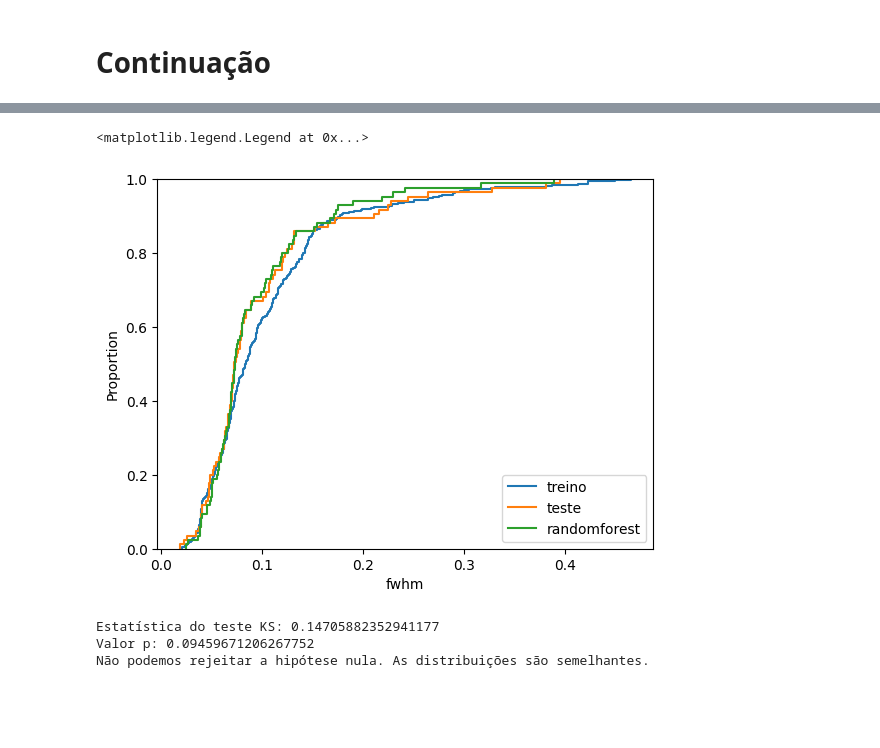
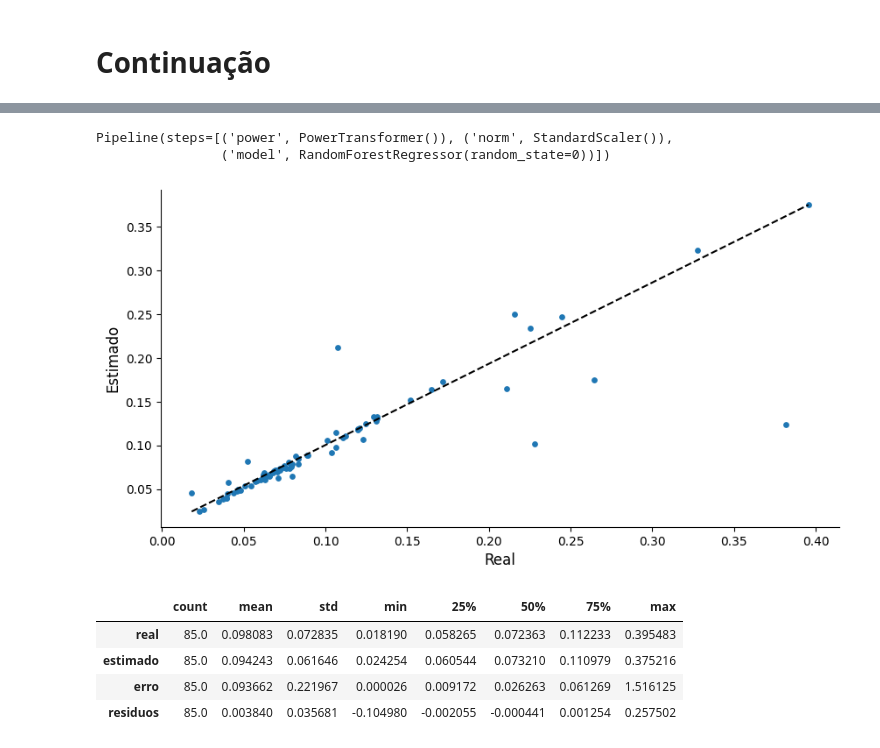
Before and after one commit to Alexandre-Esposte/Machine-learning-aplicado-f-sica, a Jupyter notebook: projeto_final/modelagem.ipynb, the cells around one changed output, grey strips where cells are left out. Saved outputs shown, nothing was run; the diff lists cells and outputs as text; code cells hidden in the pictures; blank space fills up the shorter version.

```diff
--- a/projeto_final/modelagem.ipynb
+++ b/projeto_final/modelagem.ipynb
@@ -4,6 +4,7 @@ import numpy as np
 import matplotlib.pyplot as plt
 import seaborn as sns
 import sys
+import matplotlib as mlp
 
 from sklearn.pipeline import Pipeline
 from sklearn.model_selection import train_test_split, KFold
@@ -31,6 +32,8 @@ from modelCrafter import ModelCrafter
 from funcs import separa_pontos_manual
 
 pd.set_option('display.max_columns', None)
+
+mlp.rcParams['figure.figsize'] = [10,5]
 # %% [markdown]
 # **Carregando o dataset**
 # %%
@@ -186,33 +187,25 @@ modelcrafter.Validacao(X_train,X_test,y_train,y_test,pipe=model_pipeline).sort_v
-# %%
-sns.ecdfplot(x=y_train,label='treino')
-sns.ecdfplot(x=y_test, label='teste')
-sns.ecdfplot(x=model_pipeline.predict(X_test),label='randomforest')
-plt.legend()
-# %% [output]
-<matplotlib.legend.Legend at 0x...>
-[figure, removed]
-# %%
-from scipy.stats import ks_2samp
-import numpy as np
-
-# Gere duas distribuições de exemplo (substitua isso pelos seus dados reais)
-distribuicao1 = y_train
-distribuicao2 = y_test
-
-# Realize o teste KS
-statistic, p_value = ks_2samp(distribuicao1, distribuicao2)
-
-# Imprima os resultados
-print(f'Estatística do teste KS: {statistic}')
-print(f'Valor p: {p_value}')
-
-# Avalie a hipótese nula
-alpha = 0.05
-if p_value < alpha:
-    print('Rejeitamos a hipótese nula. As distribuições são diferentes.')
-else:
-    print('Não podemos rejeitar a hipótese nula. As distribuições são semelhantes.')
-# %% [output]
-Estatística do teste KS: 0.14705882352941177
-Valor p: 0.09459671206267752
-Não podemos rejeitar a hipótese nula. As distribuições são semelhantes.
+# %%
+model = Pipeline([('power',PowerTransformer()),
+                  ('norm',StandardScaler()),
+                  ('model',RandomForestRegressor(random_state = 0))
+                ])
+
+model.fit(X_train,y_train)
+# %% [output]
+Pipeline(steps=[('power', PowerTransformer()), ('norm', StandardScaler()),
+                ('model', RandomForestRegressor(random_state=0))])
+# %%
+pred = model.predict(X_test)
+# %%
+fig,ax = plt.subplots()
+
+ax.plot([y_test.min(),y_test.max()],[pred.min(),pred.max()],'--',color='black',linewidth=1.5)
+ax.scatter(x = y_test ,y = pred,s = 15)
+ax.set_ylabel('Estimado',size=12)
+ax.set_xlabel('Real',size=12)
+
+ax.spines['top'].set_visible(False)
+ax.spines['right'].set_visible(False)
+plt.show()
+# %% [output]
+[figure, added]
@@ -218,0 +217,8 @@ Não podemos rejeitar a hipótese nula. As distribuições são semelhantes.
+# %%
+resultados.describe().T
+# %% [output]
+|  | count | mean | std | min | 25% | 50% | 75% | max |
+| real | 85.0 | 0.098083 | 0.072835 | 0.018190 | 0.058265 | 0.072363 | 0.112233 | 0.395483 |
+| estimado | 85.0 | 0.094243 | 0.061646 | 0.024254 | 0.060544 | 0.073210 | 0.110979 | 0.375216 |
+| erro | 85.0 | 0.093662 | 0.221967 | 0.000026 | 0.009172 | 0.026263 | 0.061269 | 1.516125 |
+| residuos | 85.0 | 0.003840 | 0.035681 | -0.104980 | -0.002055 | -0.000441 | 0.001254 | 0.257502 |
```
Also changed, not shown: parts of 9 cells of this notebook.
